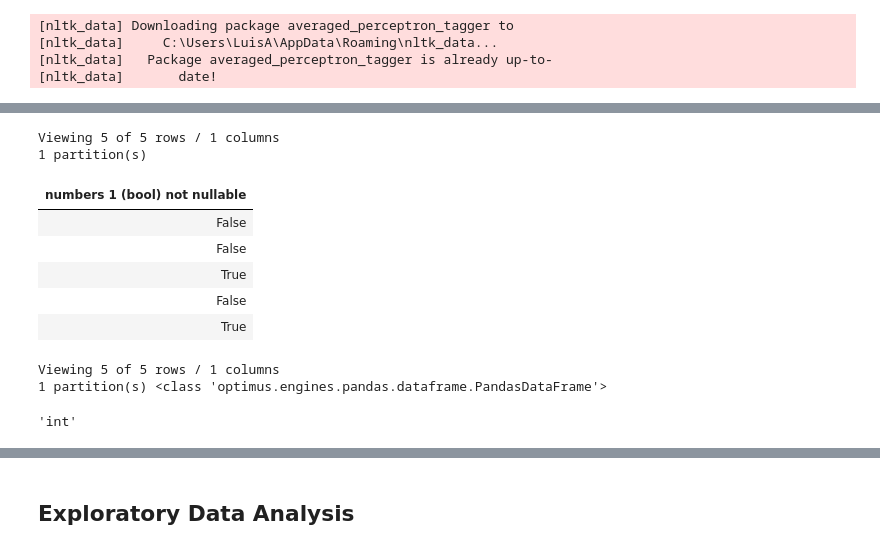
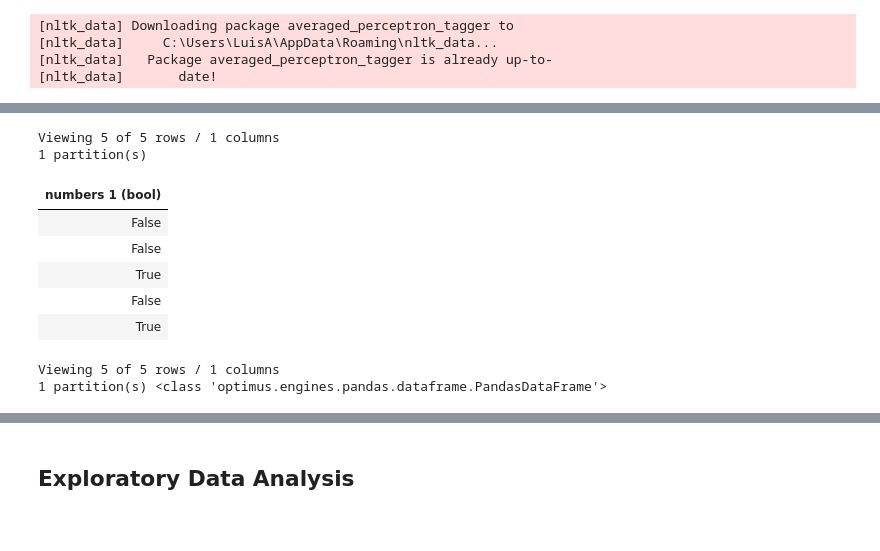
Before and after one commit to PacktPublishing/Data-Processing-with-Optimus, a Jupyter notebook: Chapter05/DataProcessingwithOptimus_Chapter05.ipynb, the cells around one changed output, grey strips where cells are left out. Cells and saved outputs as stored; diff of their text form; code cells hidden in the pictures.

```diff
--- a/Chapter05/DataProcessingwithOptimus_Chapter05.ipynb
+++ b/Chapter05/DataProcessingwithOptimus_Chapter05.ipynb
@@ -146,10 +136,9 @@ df.profile()
 # %%
-df.cols.dtypes("numbers")
-df.mask.mismatch("numbers")
+df.mask.mismatch("numbers", df["numbers"].profile.data_types())
 # %% [output]
 Viewing 5 of 5 rows / 1 columns
 1 partition(s)
-| numbers 1 (bool) not nullable |
+| numbers 1 (bool) |
 | False |
 | False |
 | True |
@@ -157,10 +146,6 @@ Viewing 5 of 5 rows / 1 columns
 | True |
 Viewing 5 of 5 rows / 1 columns
 1 partition(s) <class 'optimus.engines.pandas.dataframe.PandasDataFrame'>
-# %%
-df["numbers"].profile.dtypes()
-# %% [output]
-'int'
 # %%
 df.cols.set("numbers", value=0, where=df.mask.mismatch("numbers"))
 # %% [output]
```
Also changed, not shown: parts of 38 cells of this notebook, 9 other files.
